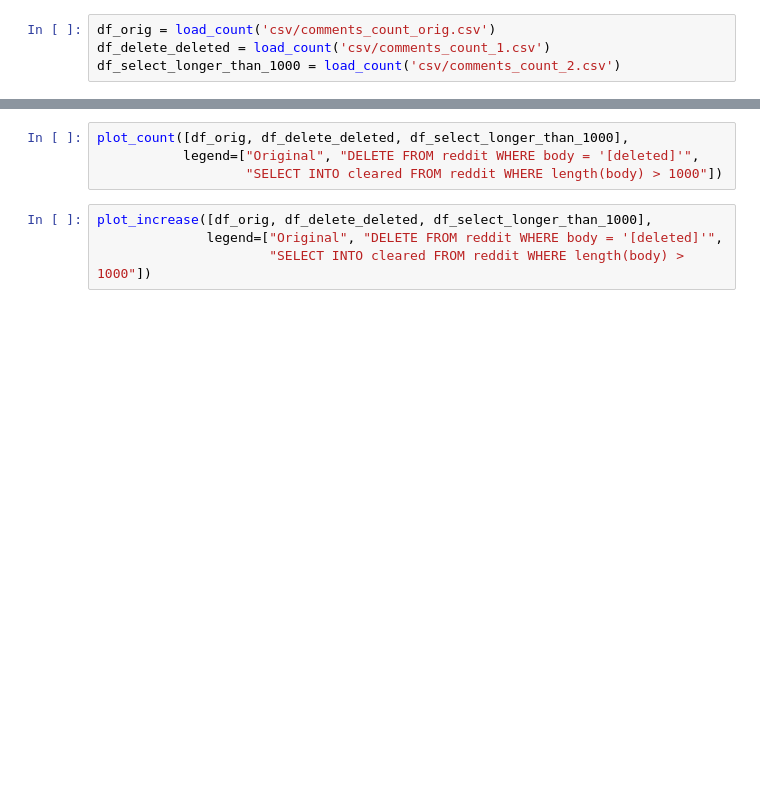
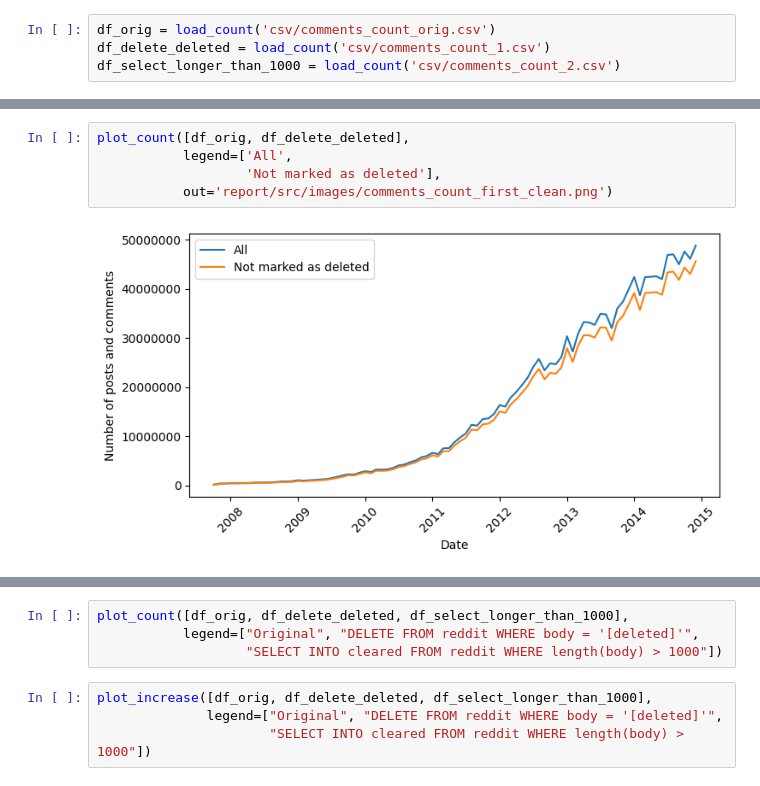
Before and after one commit to sokoloowski/adm, a Jupyter notebook: comments_count.ipynb, the cells around one changed output, grey strips where cells are left out. Cells and saved outputs as stored; diff of their text form; blank space fills up the shorter version.

```diff
--- a/comments_count.ipynb
+++ b/comments_count.ipynb
@@ -55,0 +70,7 @@ df_select_longer_than_1000 = load_count('csv/comments_count_2.csv')
+# %%
+plot_count([df_orig, df_delete_deleted],
+           legend=['All',
+                   'Not marked as deleted'],
+           out='report/src/images/comments_count_first_clean.png')
+# %% [output]
+[figure, added]
```
Also changed, not shown: parts of 4 cells of this notebook.
